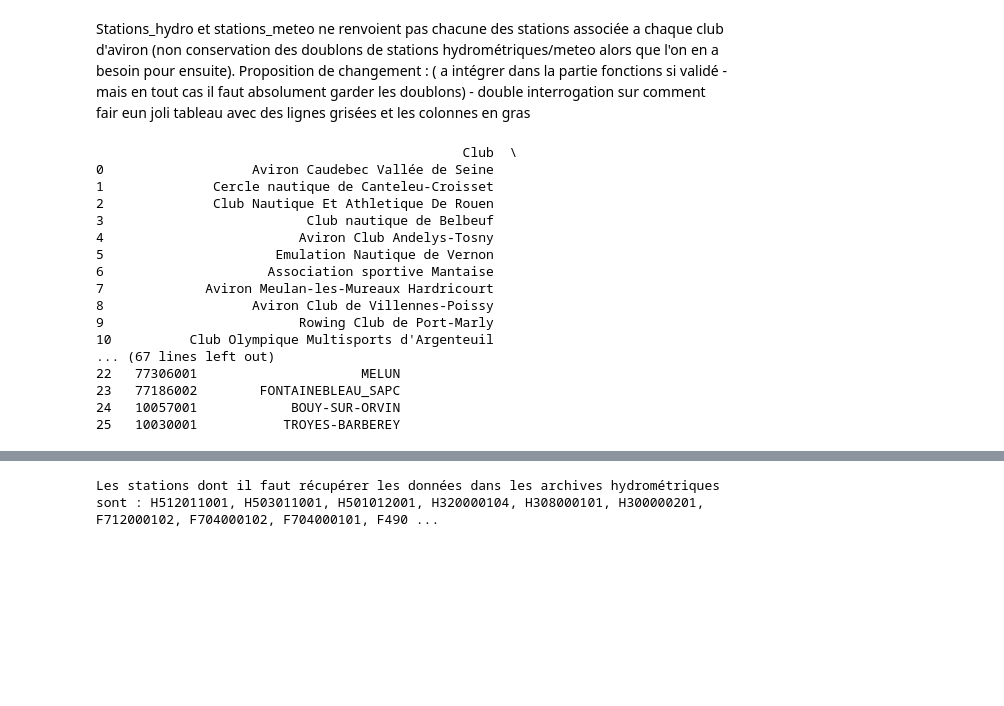
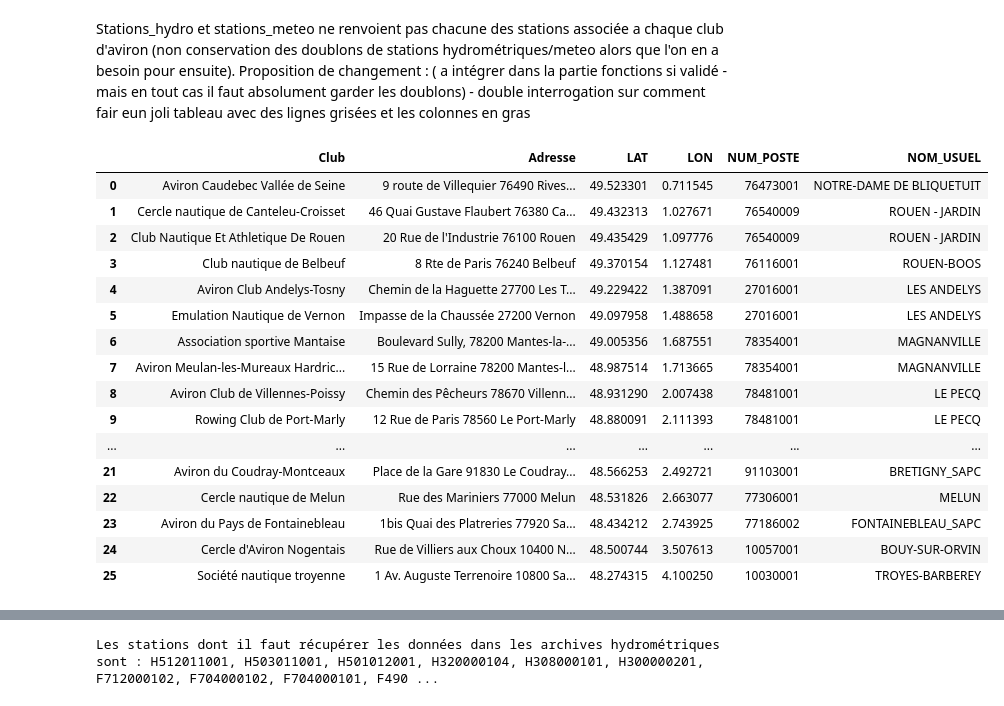
Before and after one commit to vadim-gisserot/Projet-de-Python-Leroux-Gisserot, a Jupyter notebook: notebooks/draft2.ipynb, the cells around one changed output, grey strips where cells are left out. Saved outputs shown, nothing was run; the diff lists cells and outputs as text; code cells hidden in the pictures; blank space fills up the shorter version.

Commit message:
version en partie buggée, sttaion meteo club et stations hydro renvoient les memes codes

```diff
--- a/notebooks/draft2.ipynb
+++ b/notebooks/draft2.ipynb
@@ -166,51 +181,51 @@ Stations_hydro et stations_meteo ne renvoient pas chacune des stations associée
 # Fonction pour trouver la station la plus proche d'un club d'aviron donné
 def find_nearest_station_ter(lat, lon, stations):
     # Filtrer les stations dont le libellé contient le mot "Seine"
     coords_station = stations[['LAT', 'LON']].values
     coords_point = [lat, lon]
 
     # Calcul des distances
     distances = distance.cdist([coords_point], coords_station, metric='euclidean')
 
     # Trouver l'index de la station la plus proche
     nearest_idx = distances.argmin()
 
     # Retourner le 'cdentite' et 'lbstationhydro' de la station la plus proche
     return stations.iloc[nearest_idx]['NUM_POSTE'], stations.iloc[nearest_idx]['NOM_USUEL']
 
 # Ajout des colonnes d'identification de la station au DataFrame des adresses des clubs
 def add_station_info_to_clubs(df_adresses_clubs, stations):
     # Appliquer la fonction à chaque ligne du DataFrame des adresses des clubs
     def get_station_info(row):
         return pd.Series(find_nearest_station_ter(row['LAT'], row['LON'], stations))
 
     # Appliquer la fonction à chaque ligne
     df_adresses_clubs[['NUM_POSTE', 'NOM_USUEL']] = df_adresses_clubs.apply(get_station_info, axis=1)
     return df_adresses_clubs
 
 # Appliquer la fonction et ajouter les colonnes
 stations_meteo_clubs= add_station_info_to_clubs(clubs_aviron, meteo_horaire_departement)
 
 # Vérification que ca a bien fonctionné
-print(stations_meteo_clubs)
+stations_meteo_clubs
 # %% [output]
-                                               Club  \
-0                   Aviron Caudebec Vallée de Seine
-1              Cercle nautique de Canteleu-Croisset
-2              Club Nautique Et Athletique De Rouen
-3                          Club nautique de Belbeuf
-4                         Aviron Club Andelys-Tosny
-5                      Emulation Nautique de Vernon
-6                     Association sportive Mantaise
-7             Aviron Meulan-les-Mureaux Hardricourt
-8                   Aviron Club de Villennes-Poissy
-9                         Rowing Club de Port-Marly
-10          Club Olympique Multisports d'Argenteuil
-... (67 lines left out)
-22   77306001                     MELUN
-23   77186002        FONTAINEBLEAU_SAPC
-24   10057001            BOUY-SUR-ORVIN
-25   10030001           TROYES-BARBEREY
+|  | Club | Adresse | LAT | LON | NUM_POSTE | NOM_USUEL |
+| 0 | Aviron Caudebec Vallée de Seine | 9 route de Villequier 76490 Rives... | 49.523301 | 0.711545 | 76473001 | NOTRE-DAME DE BLIQUETUIT |
+| 1 | Cercle nautique de Canteleu-Croisset | 46 Quai Gustave Flaubert 76380 Ca... | 49.432313 | 1.027671 | 76540009 | ROUEN - JARDIN |
+| 2 | Club Nautique Et Athletique De Rouen | 20 Rue de l'Industrie 76100 Rouen | 49.435429 | 1.097776 | 76540009 | ROUEN - JARDIN |
+| 3 | Club nautique de Belbeuf | 8 Rte de Paris 76240 Belbeuf | 49.370154 | 1.127481 | 76116001 | ROUEN-BOOS |
+| 4 | Aviron Club Andelys-Tosny | Chemin de la Haguette 27700 Les T... | 49.229422 | 1.387091 | 27016001 | LES ANDELYS |
+| 5 | Emulation Nautique de Vernon | Impasse de la Chaussée 27200 Vernon | 49.097958 | 1.488658 | 27016001 | LES ANDELYS |
+| 6 | Association sportive Mantaise | Boulevard Sully, 78200 Mantes-la-... | 49.005356 | 1.687551 | 78354001 | MAGNANVILLE |
+| 7 | Aviron Meulan-les-Mureaux Hardric... | 15 Rue de Lorraine 78200 Mantes-l... | 48.987514 | 1.713665 | 78354001 | MAGNANVILLE |
+| 8 | Aviron Club de Villennes-Poissy | Chemin des Pêcheurs 78670 Villenn... | 48.931290 | 2.007438 | 78481001 | LE PECQ |
+| 9 | Rowing Club de Port-Marly | 12 Rue de Paris 78560 Le Port-Marly | 48.880091 | 2.111393 | 78481001 | LE PECQ |
+| ... | ... | ... | ... | ... | ... | ... |
+| 21 | Aviron du Coudray-Montceaux | Place de la Gare 91830 Le Coudray... | 48.566253 | 2.492721 | 91103001 | BRETIGNY_SAPC |
+| 22 | Cercle nautique de Melun | Rue des Mariniers 77000 Melun | 48.531826 | 2.663077 | 77306001 | MELUN |
+| 23 | Aviron du Pays de Fontainebleau | 1bis Quai des Platreries 77920 Sa... | 48.434212 | 2.743925 | 77186002 | FONTAINEBLEAU_SAPC |
+| 24 | Cercle d'Aviron Nogentais | Rue de Villiers aux Choux 10400 N... | 48.500744 | 3.507613 | 10057001 | BOUY-SUR-ORVIN |
+| 25 | Société nautique troyenne | 1 Av. Auguste Terrenoire 10800 Sa... | 48.274315 | 4.100250 | 10030001 | TROYES-BARBEREY |
 # %%
 # Fonction pour trouver la station la plus proche d'un club d'aviron donné
 def find_nearest_station_bis(lat, lon, stations):
```
Also changed, not shown: parts of 8 cells of this notebook, 1 other file.
